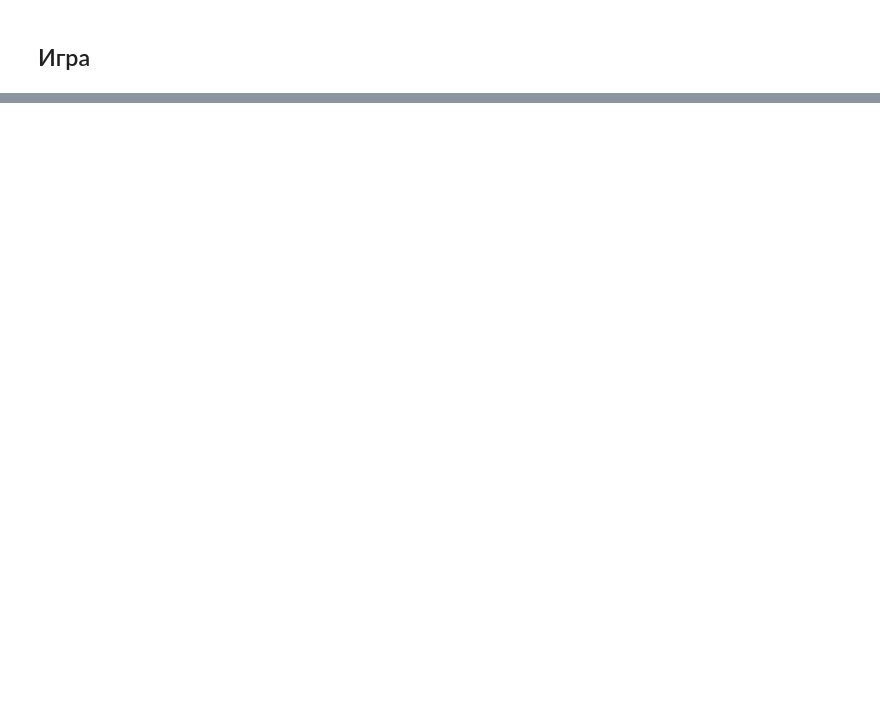
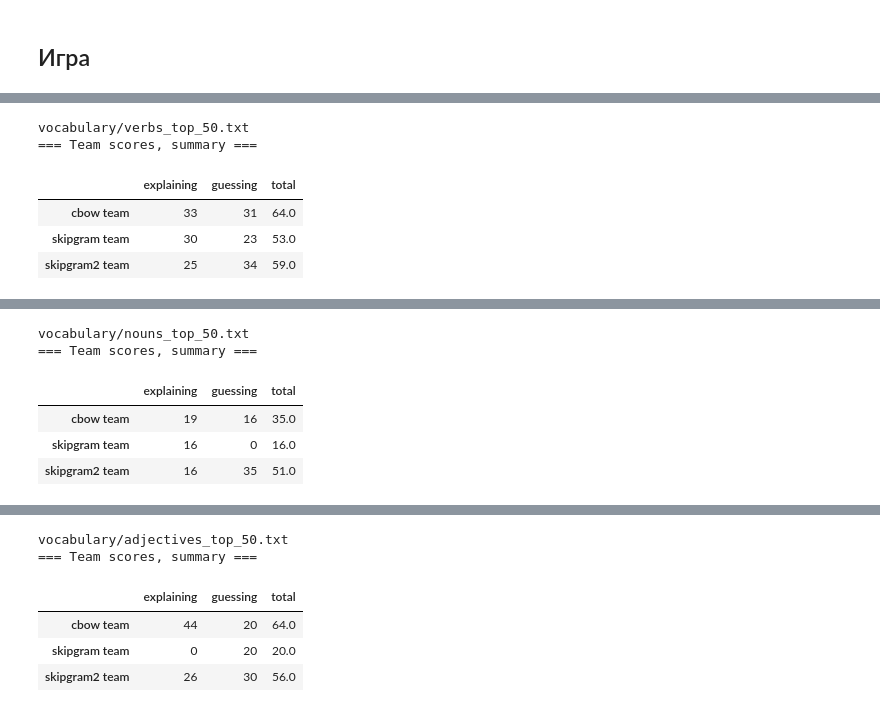
Before and after one commit to production-ml/the-hat-game, a Jupyter notebook: GuessingWordByWordSequence.ipynb, the cells around one changed output, grey strips where cells are left out. Cells and saved outputs as stored; diff of their text form; code cells hidden in the pictures; blank space fills up the shorter version.

```diff
--- a/GuessingWordByWordSequence.ipynb
+++ b/GuessingWordByWordSequence.ipynb
@@ -469,10 +569,0 @@ SCORES: {'cbow team': 0}
-# %%
-WORDS = [
-    'play', 'master', 'word', 'cocoa', 'coffee',
-    'september', 'jungle', 'spell', 'python', 'world',
-    'cat', 'joy', 'sadness', 'small', 'stick',
-]
-
-game = Game(PLAYERS, WORDS, CRITERIA, N_ROUNDS, N_EXPLAIN_WORDS, N_GUESSING_WORDS)
-game.run(verbose=False, complete=True)
-game.report_results()
@@ -503,0 +588,32 @@ game.report_results()
+# %%
+PLAYERS = [
+    player('skipgram team', LocalFasttextPlayer(model_skipgram)),
+    player('skipgram2 team', LocalFasttextPlayer(model_skipgram2)),
+    player('cbow team', LocalFasttextPlayer(model_cbow))
+]
+
+N_WORDS = 10
+
+for vocabulary_path in [
+    'vocabulary/verbs_top_50.txt',
+    'vocabulary/nouns_top_50.txt',
+    'vocabulary/adjectives_top_50.txt'
+]:
+    print(vocabulary_path)
+    with open(vocabulary_path) as f:
+        WORDS = f.readlines()
+        WORDS = [word.strip() for word in WORDS][:N_WORDS]
+
+    game_start = pd.Timestamp.now()
+    game = Game(PLAYERS, WORDS, CRITERIA, N_ROUNDS, N_EXPLAIN_WORDS, N_GUESSING_WORDS)
+    game.run(verbose=False, complete=True)
+    game.report_results(each_game=False)
+    game_end = pd.Timestamp.now()
+    display(game_end - game_start)
+# %% [output]
+vocabulary/verbs_top_50.txt
+=== Team scores, summary ===
+|  | explaining | guessing | total |
+| cbow team | 33 | 31 | 64.0 |
+| skipgram team | 30 | 23 | 53.0 |
+| skipgram2 team | 25 | 34 | 59.0 |
@@ -503,0 +621,6 @@ game.report_results()
+vocabulary/nouns_top_50.txt
+=== Team scores, summary ===
+|  | explaining | guessing | total |
+| cbow team | 19 | 16 | 35.0 |
+| skipgram team | 16 | 0 | 16.0 |
+| skipgram2 team | 16 | 35 | 51.0 |
@@ -503,0 +628,6 @@ game.report_results()
+vocabulary/adjectives_top_50.txt
+=== Team scores, summary ===
+|  | explaining | guessing | total |
+| cbow team | 44 | 20 | 64.0 |
+| skipgram team | 0 | 20 | 20.0 |
+| skipgram2 team | 26 | 30 | 56.0 |
```
Also changed, not shown: parts of 15 cells of this notebook, 2 other files.
